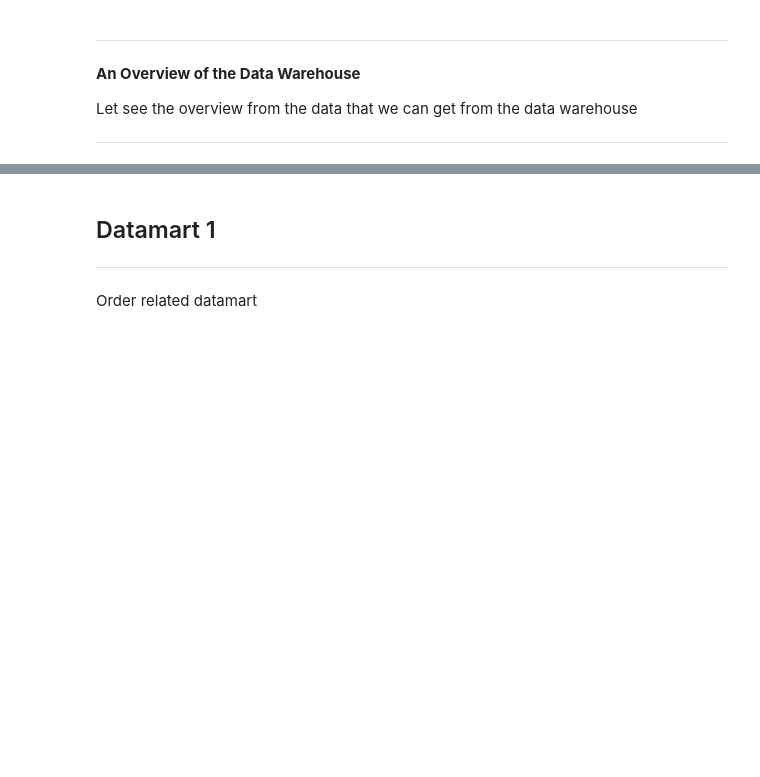
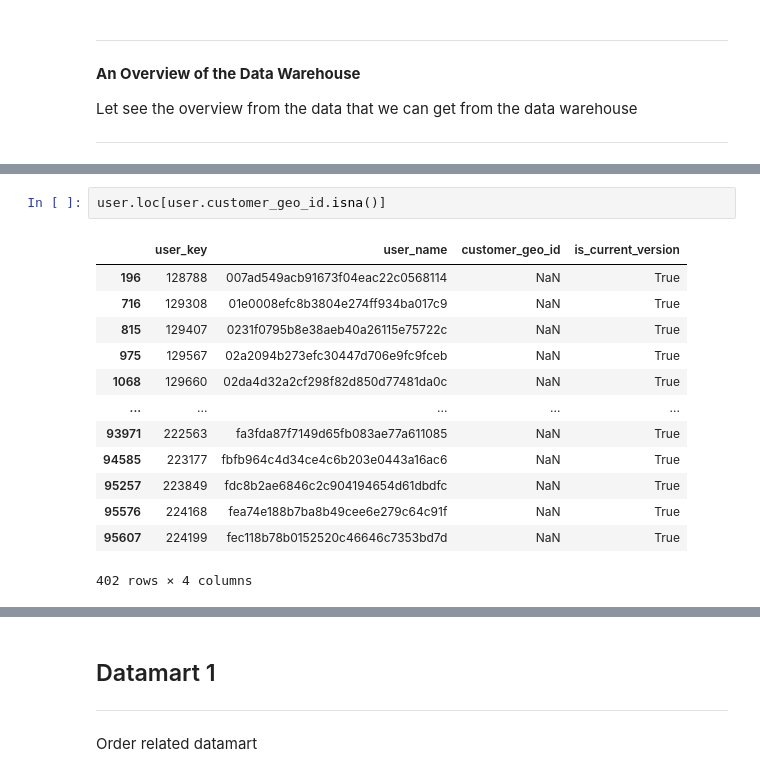
Before and after one commit to William9923/EcommerceAnalytics, a Jupyter notebook: notebooks/04_05_2021_Dataset🛒.ipynb, the cells around one changed output, grey strips where cells are left out. Saved outputs shown, nothing was run; the diff lists cells and outputs as text; blank space fills up the shorter version.

```diff
--- a/notebooks/04_05_2021_Dataset🛒.ipynb
+++ b/notebooks/04_05_2021_Dataset🛒.ipynb
@@ -91,0 +93,16 @@ data_info.style.background_gradient()
+# %%
+user.loc[user.customer_geo_id.isna()]
+# %% [output]
+|  | user_key | user_name | customer_geo_id | is_current_version |
+| 196 | 128788 | 007ad549acb91673f04eac22c0568114 | NaN | True |
+| 716 | 129308 | 01e0008efc8b3804e274ff934ba017c9 | NaN | True |
+| 815 | 129407 | 0231f0795b8e38aeb40a26115e75722c | NaN | True |
+| 975 | 129567 | 02a2094b273efc30447d706e9fc9fceb | NaN | True |
+| 1068 | 129660 | 02da4d32a2cf298f82d850d77481da0c | NaN | True |
+| ... | ... | ... | ... | ... |
+| 93971 | 222563 | fa3fda87f7149d65fb083ae77a611085 | NaN | True |
+| 94585 | 223177 | fbfb964c4d34ce4c6b203e0443a16ac6 | NaN | True |
+| 95257 | 223849 | fdc8b2ae6846c2c904194654d61dbdfc | NaN | True |
+| 95576 | 224168 | fea74e188b7ba8b49cee6e279c64c91f | NaN | True |
+| 95607 | 224199 | fec118b78b0152520c46646c7353bd7d | NaN | True |
+402 rows × 4 columns
```
Also changed, not shown: parts of 3 cells of this notebook, 10 other files.
